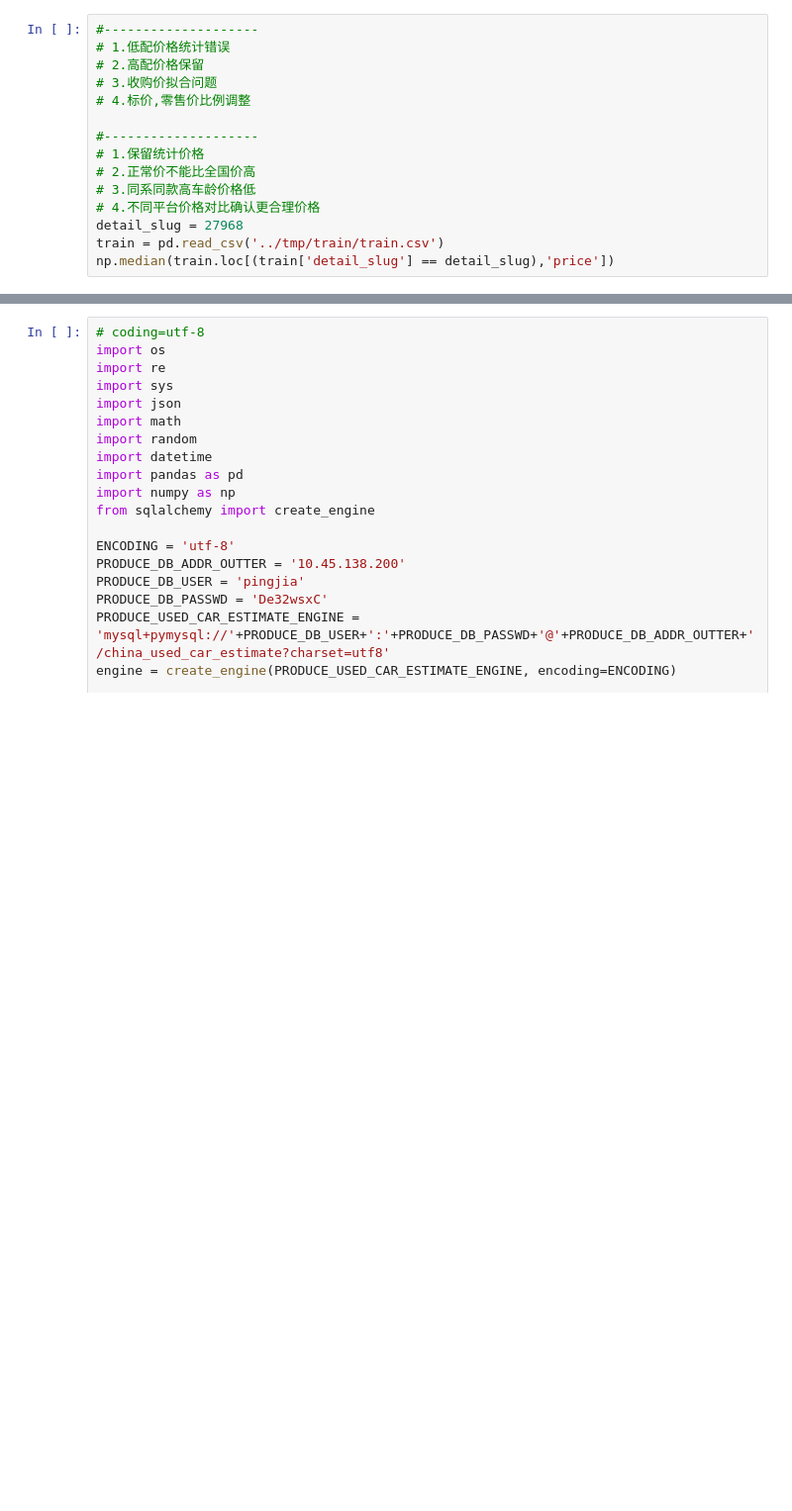
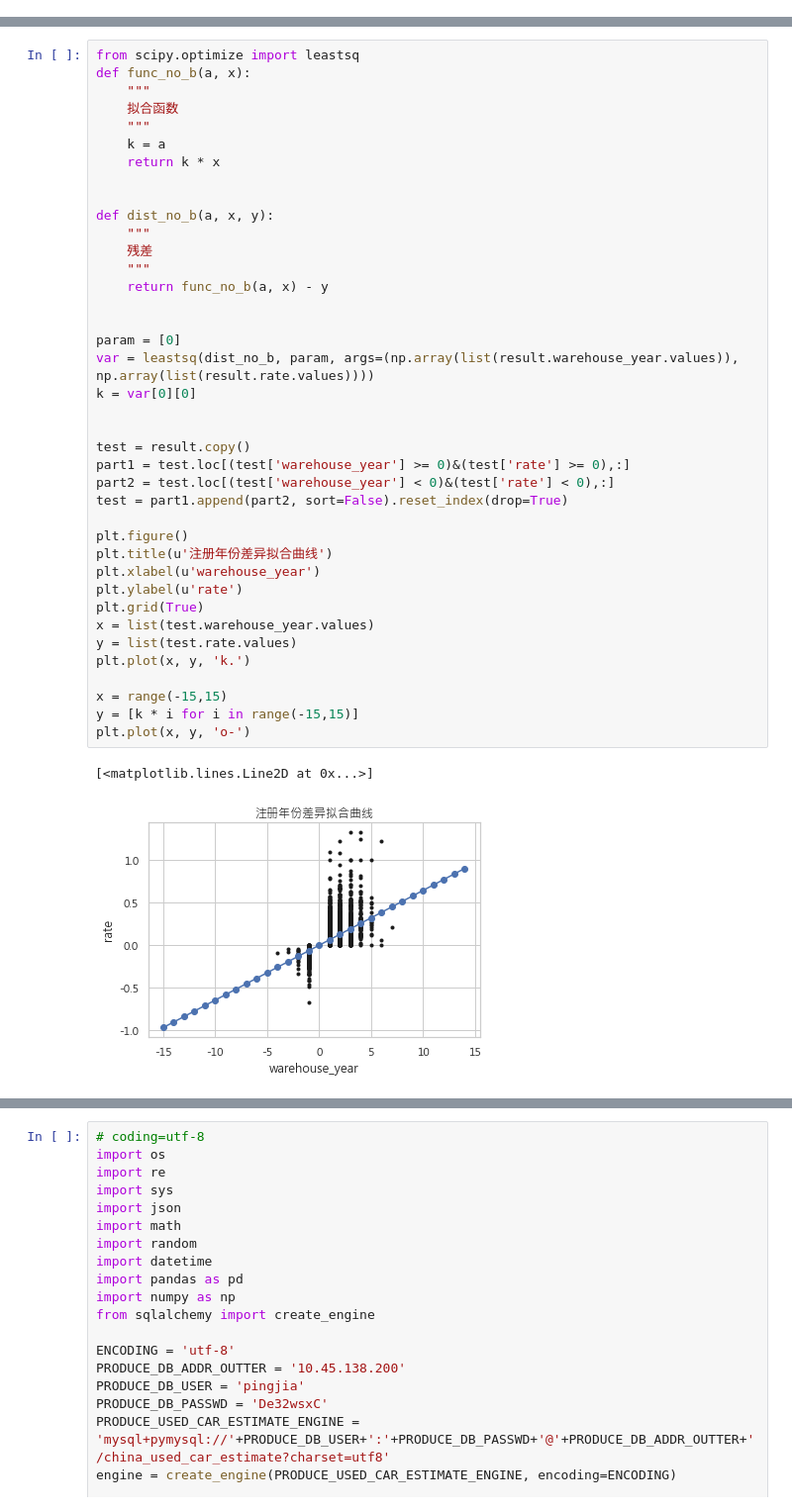
Before and after one commit to dj-lei/evaluation-predict, a Jupyter notebook: jupyter/update_estimate.ipynb, the cells around one changed output, grey strips where cells are left out. Shown at 99% size. Saved outputs shown, nothing was run; the diff lists cells and outputs as text; blank space fills up the shorter version.

```diff
--- a/jupyter/update_estimate.ipynb
+++ b/jupyter/update_estimate.ipynb
@@ -110,15 +95,0 @@ train.loc[(train['gpj_detail_slug'] == gpj_detail_slug),:]
-# %%
-#--------------------
-# 1.低配价格统计错误
-# 2.高配价格保留
-# 3.收购价拟合问题
-# 4.标价,零售价比例调整
-
-#--------------------
-# 1.保留统计价格
-# 2.正常价不能比全国价高
-# 3.同系同款高车龄价格低
-# 4.不同平台价格对比确认更合理价格
-detail_slug = 27968
-train = pd.read_csv('../tmp/train/train.csv')
-np.median(train.loc[(train['detail_slug'] == detail_slug),'price'])
@@ -126,0 +126,42 @@ np.median(train.loc[(train['detail_slug'] == detail_slug),'price'])
+# %%
+from scipy.optimize import leastsq
+def func_no_b(a, x):
+    """
+    拟合函数
+    """
+    k = a
+    return k * x
+
+
+def dist_no_b(a, x, y):
+    """
+    残差
+    """
+    return func_no_b(a, x) - y
+
+
+param = [0]
+var = leastsq(dist_no_b, param, args=(np.array(list(result.warehouse_year.values)), np.array(list(result.rate.values))))
+k = var[0][0]
+
+
+test = result.copy()
+part1 = test.loc[(test['warehouse_year'] >= 0)&(test['rate'] >= 0),:]
+part2 = test.loc[(test['warehouse_year'] < 0)&(test['rate'] < 0),:]
+test = part1.append(part2, sort=False).reset_index(drop=True)
+
+plt.figure()
+plt.title(u'注册年份差异拟合曲线')
+plt.xlabel(u'warehouse_year')
+plt.ylabel(u'rate')
+plt.grid(True)
+x = list(test.warehouse_year.values)
+y = list(test.rate.values)
+plt.plot(x, y, 'k.')
+
+x = range(-15,15)
+y = [k * i for i in range(-15,15)]
+plt.plot(x, y, 'o-')
+# %% [output]
+[<matplotlib.lines.Line2D at 0x...>]
+[figure, added]
```
Also changed, not shown: parts of 15 cells of this notebook, 6 other files.
